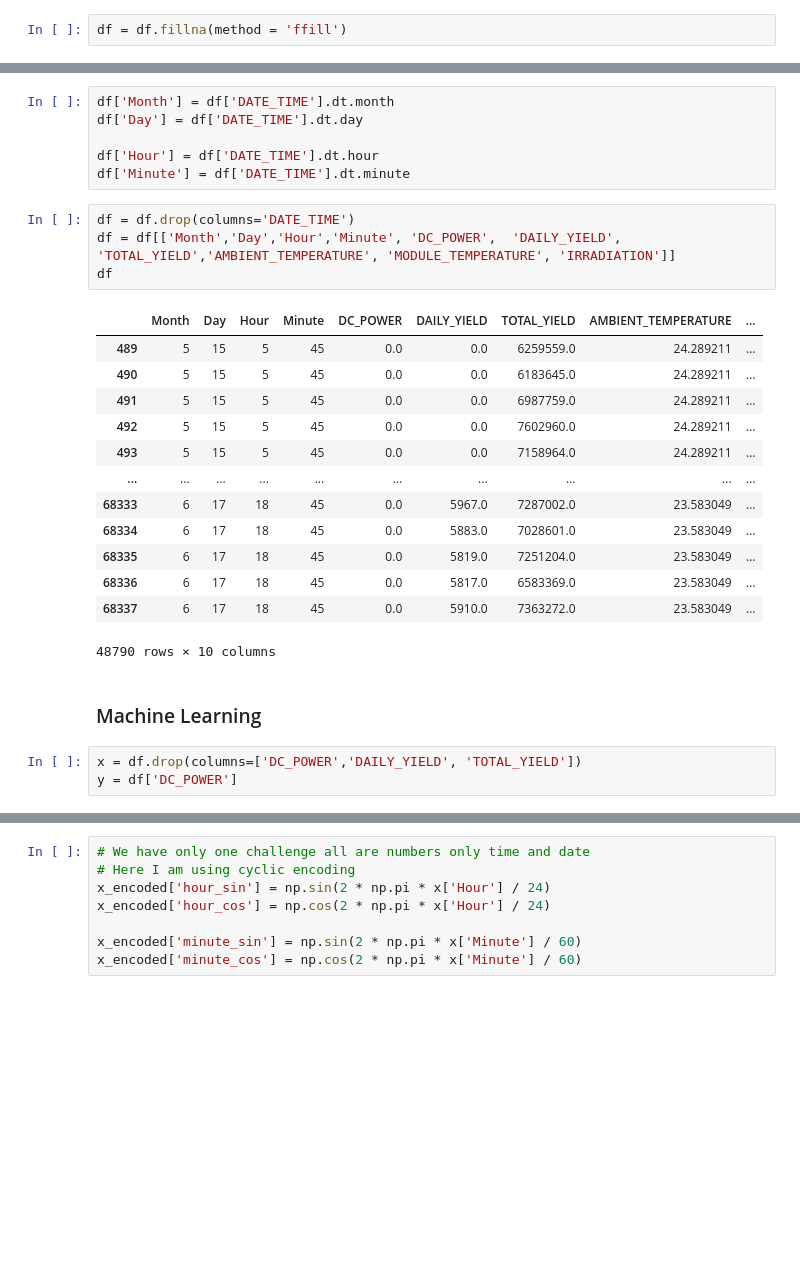
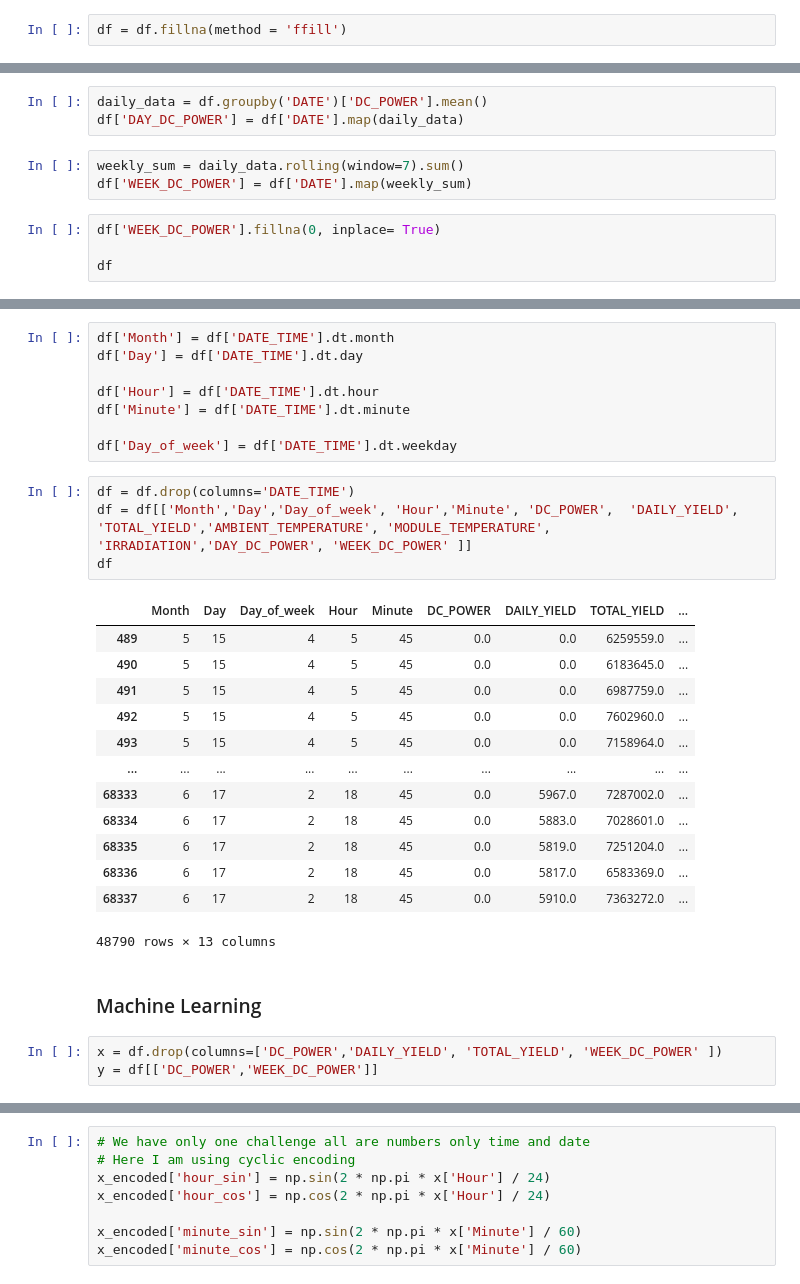
Before and after one commit to Karthik5412/Solar-Energy, a Jupyter notebook: making.ipynb, the cells around one changed output, grey strips where cells are left out. Drawn from its saved outputs; the diff is of its cells as text; blank space fills up the shorter version.

```diff
--- a/making.ipynb
+++ b/making.ipynb
@@ -151,0 +193,10 @@ dtype: int64
+# %%
+daily_data = df.groupby('DATE')['DC_POWER'].mean()
+df['DAY_DC_POWER'] = df['DATE'].map(daily_data)
+# %%
+weekly_sum = daily_data.rolling(window=7).sum()
+df['WEEK_DC_POWER'] = df['DATE'].map(weekly_sum)
+# %%
+df['WEEK_DC_POWER'].fillna(0, inplace= True)
+
+df
@@ -155,29 +220,31 @@ df['Day'] = df['DATE_TIME'].dt.day
 
 df['Hour'] = df['DATE_TIME'].dt.hour
 df['Minute'] = df['DATE_TIME'].dt.minute
+
+df['Day_of_week'] = df['DATE_TIME'].dt.weekday
 # %%
 df = df.drop(columns='DATE_TIME')
-df = df[['Month','Day','Hour','Minute', 'DC_POWER',  'DAILY_YIELD', 'TOTAL_YIELD','AMBIENT_TEMPERATURE', 'MODULE_TEMPERATURE', 'IRRADIATION']]
+df = df[['Month','Day','Day_of_week', 'Hour','Minute', 'DC_POWER',  'DAILY_YIELD', 'TOTAL_YIELD','AMBIENT_TEMPERATURE', 'MODULE_TEMPERATURE', 'IRRADIATION','DAY_DC_POWER', 'WEEK_DC_POWER' ]]
 df
 # %% [output]
-|  | Month | Day | Hour | Minute | DC_POWER | DAILY_YIELD | TOTAL_YIELD | AMBIENT_TEMPERATURE | ... |
-| 489 | 5 | 15 | 5 | 45 | 0.0 | 0.0 | 6259559.0 | 24.289211 | ... |
-| 490 | 5 | 15 | 5 | 45 | 0.0 | 0.0 | 6183645.0 | 24.289211 | ... |
-| 491 | 5 | 15 | 5 | 45 | 0.0 | 0.0 | 6987759.0 | 24.289211 | ... |
-| 492 | 5 | 15 | 5 | 45 | 0.0 | 0.0 | 7602960.0 | 24.289211 | ... |
-| 493 | 5 | 15 | 5 | 45 | 0.0 | 0.0 | 7158964.0 | 24.289211 | ... |
+|  | Month | Day | Day_of_week | Hour | Minute | DC_POWER | DAILY_YIELD | TOTAL_YIELD | ... |
+| 489 | 5 | 15 | 4 | 5 | 45 | 0.0 | 0.0 | 6259559.0 | ... |
+| 490 | 5 | 15 | 4 | 5 | 45 | 0.0 | 0.0 | 6183645.0 | ... |
+| 491 | 5 | 15 | 4 | 5 | 45 | 0.0 | 0.0 | 6987759.0 | ... |
+| 492 | 5 | 15 | 4 | 5 | 45 | 0.0 | 0.0 | 7602960.0 | ... |
+| 493 | 5 | 15 | 4 | 5 | 45 | 0.0 | 0.0 | 7158964.0 | ... |
 | ... | ... | ... | ... | ... | ... | ... | ... | ... | ... |
-| 68333 | 6 | 17 | 18 | 45 | 0.0 | 5967.0 | 7287002.0 | 23.583049 | ... |
-| 68334 | 6 | 17 | 18 | 45 | 0.0 | 5883.0 | 7028601.0 | 23.583049 | ... |
-| 68335 | 6 | 17 | 18 | 45 | 0.0 | 5819.0 | 7251204.0 | 23.583049 | ... |
-| 68336 | 6 | 17 | 18 | 45 | 0.0 | 5817.0 | 6583369.0 | 23.583049 | ... |
-| 68337 | 6 | 17 | 18 | 45 | 0.0 | 5910.0 | 7363272.0 | 23.583049 | ... |
+| 68333 | 6 | 17 | 2 | 18 | 45 | 0.0 | 5967.0 | 7287002.0 | ... |
+| 68334 | 6 | 17 | 2 | 18 | 45 | 0.0 | 5883.0 | 7028601.0 | ... |
+| 68335 | 6 | 17 | 2 | 18 | 45 | 0.0 | 5819.0 | 7251204.0 | ... |
+| 68336 | 6 | 17 | 2 | 18 | 45 | 0.0 | 5817.0 | 6583369.0 | ... |
+| 68337 | 6 | 17 | 2 | 18 | 45 | 0.0 | 5910.0 | 7363272.0 | ... |
-48790 rows × 10 columns
+48790 rows × 13 columns
 # %% [markdown]
 ### Machine Learning
 # %%
-x = df.drop(columns=['DC_POWER','DAILY_YIELD', 'TOTAL_YIELD'])
-y = df['DC_POWER']
+x = df.drop(columns=['DC_POWER','DAILY_YIELD', 'TOTAL_YIELD', 'WEEK_DC_POWER' ])
+y = df[['DC_POWER','WEEK_DC_POWER']]
 # %%
 x_encoded = x.copy()
 x_encoded
```
Also changed, not shown: parts of 26 cells of this notebook.
